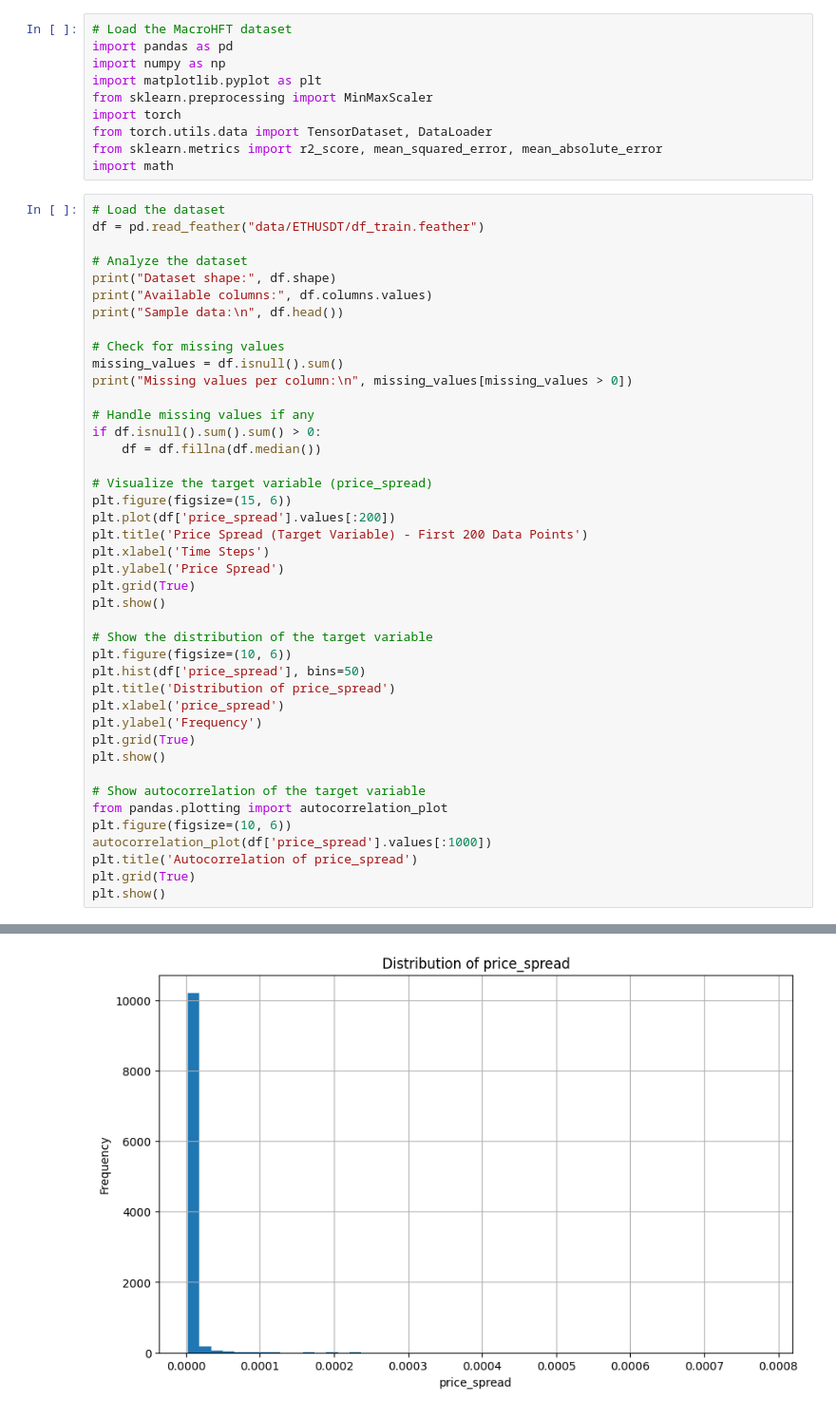
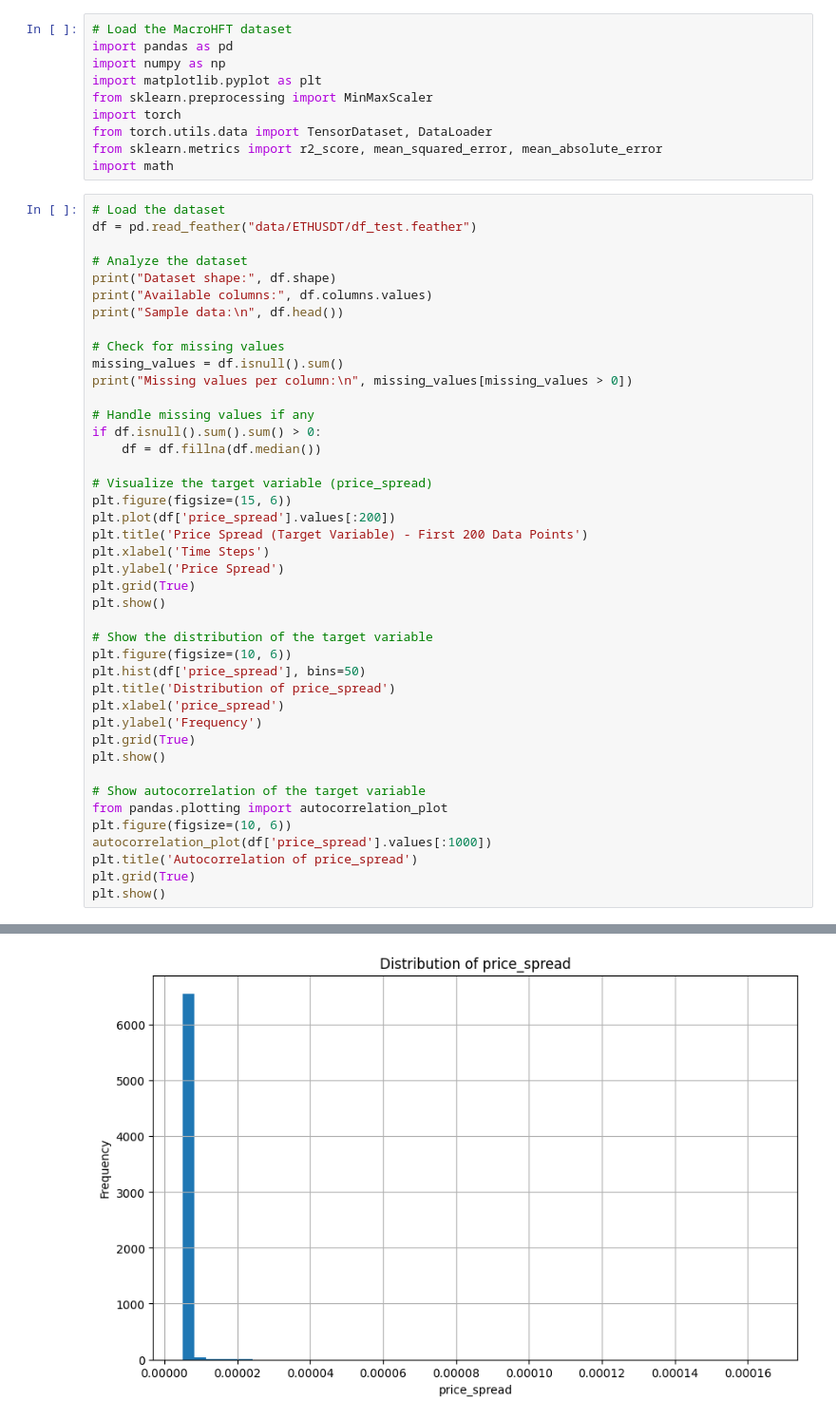
Before and after one commit to LHSang6403/MacroHFT, a Jupyter notebook: LSTM4.ipynb, the cells around one changed output, grey strips where cells are left out. Shown at 95% size. Drawn from its saved outputs; the diff is of its cells as text.

```diff
--- a/LSTM4.ipynb
+++ b/LSTM4.ipynb
@@ -10,7 +10,7 @@ from sklearn.metrics import r2_score, mean_squared_error, mean_absolute_error
 import math
 # %%
 # Load the dataset
-df = pd.read_feather("data/ETHUSDT/df_train.feather")
+df = pd.read_feather("data/ETHUSDT/df_test.feather")
 
 # Analyze the dataset
 print("Dataset shape:", df.shape)
@@ -72 +72 @@ Missing values per column:
-[figure, old version]
+[figure, new version]
```
Also changed, not shown: parts of 7 cells of this notebook.
